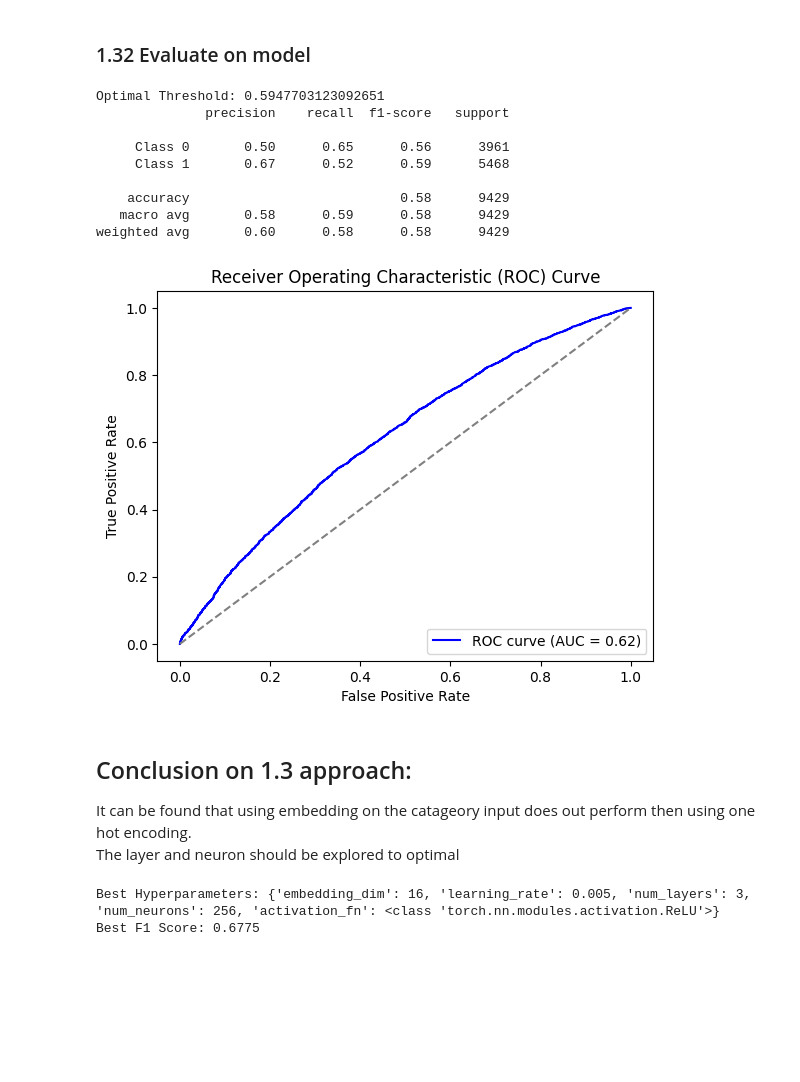
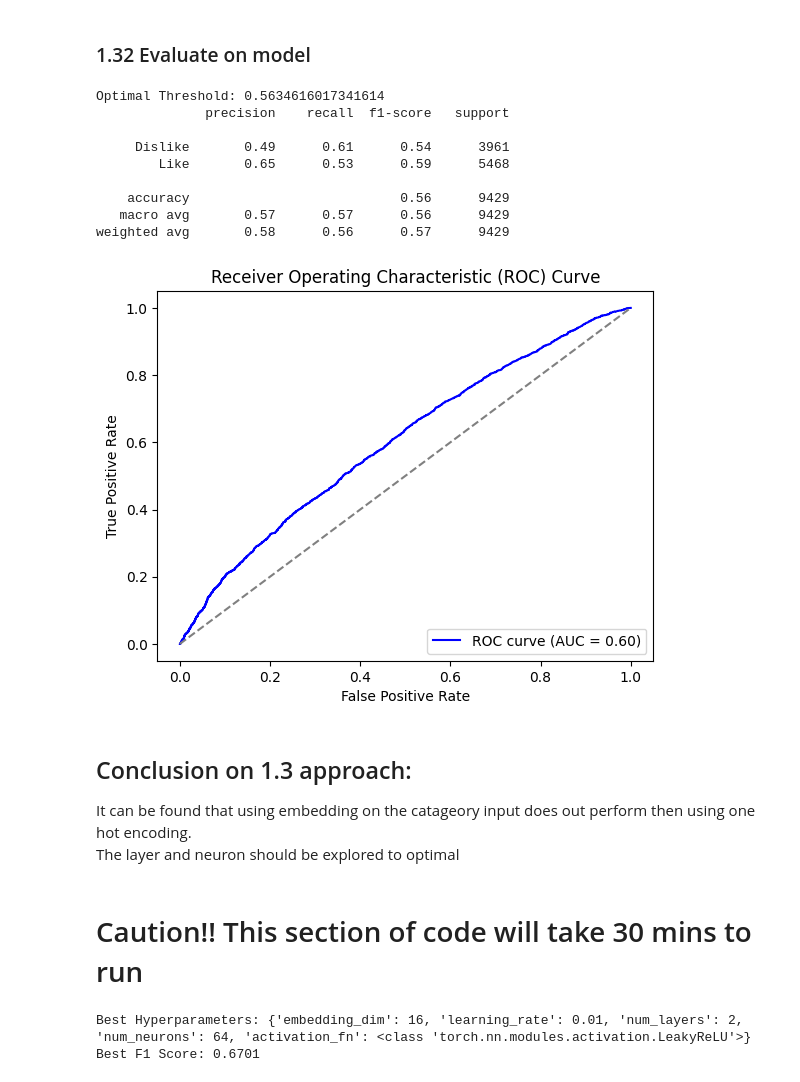
Before and after one commit to Cgolling/LLP_IS4242, a Jupyter notebook: A1_MLP.ipynb, the cells around one changed output. Drawn from its saved outputs; the diff is of its cells as text; code cells hidden in the pictures; blank space fills up the shorter version.

```diff
--- a/A1_MLP.ipynb
+++ b/A1_MLP.ipynb
@@ -81,10 +79,3 @@ Turn year into int
-# %%
-# Convert release_date to numeric, coercing errors to NaN
-df_train['release_date'] = pd.to_numeric(df_train['release_date'], errors='coerce')
-df_test['release_date'] = pd.to_numeric(df_test['release_date'], errors='coerce')
-average_release_year = df_train['release_date'].mean()
-df_train['release_date'] = df_train['release_date'].fillna(average_release_year)
-df_test['release_date'] = df_test['release_date'].fillna(average_release_year)
 # %% [markdown]
 ### 1.12 Generate count plut on each feature to check the distribution
 # %%
@@ -171,13 +170,13 @@ class train_dataset(torch.utils.data.Dataset):
         self.data = pd.concat([self.data, gender_ohe], axis=1)
 
         # Encoding categorical features
-        categorical_cols = ['genre', 'user_occupation', 'user_zip']
+        categorical_cols = ['user_occupation', 'user_zip']
         oe = OrdinalEncoder()
         self.data[categorical_cols] = oe.fit_transform(self.data[categorical_cols])
 
-        genre_len = len(oe.categories_[0])
-        occupation_len = len(oe.categories_[1])
-        zip_len = len(oe.categories_[2])
+        genre_len = 1
+        occupation_len = len(oe.categories_[0])
+        zip_len = len(oe.categories_[1])
 
         # Handling numerical features
         scaler = StandardScaler()
@@ -409,23 +408,21 @@ class MixedInputModelWithGender(nn.Module):
         super(MixedInputModelWithGender, self).__init__()
 
         # Embedding layers for categorical features
-        self.genre_embedding = nn.Embedding(genre_vocab_size, embedding_dim)
         self.occupation_embedding = nn.Embedding(occupation_vocab_size, embedding_dim)
         self.zip_embedding = nn.Embedding(zip_vocab_size, embedding_dim)
 
         # Fully connected layers (adjusting input size to include gender one-hot features)
-        self.fc1 = nn.Linear(embedding_dim * 3 + num_numerical_features + num_gender_features, 128)  # Including gender
+        self.fc1 = nn.Linear(embedding_dim * 2 + num_numerical_features + num_gender_features, 128)  # Including gender
         self.fc2 = nn.Linear(128, 64)
         self.fc3 = nn.Linear(64, 1)  # For binary classification (1 output with sigmoid)
 
     def forward(self, X_categorical, X_numerical, X_gender):
         # Embeddings for categorical features
-        genre_embedded = self.genre_embedding(X_categorical[:, 0])  # First column: genre
-        occupation_embedded = self.occupation_embedding(X_categorical[:, 1])  # Second column: occupation
-        zip_embedded = self.zip_embedding(X_categorical[:, 2])  # Third column: zip
+        occupation_embedded = self.occupation_embedding(X_categorical[:, 0])  # Second column: occupation
+        zip_embedded = self.zip_embedding(X_categorical[:, 1])  # Third column: zip
 
         # Concatenate embeddings, numerical features, and one-hot encoded gender
-        x = torch.cat([genre_embedded, occupation_embedded, zip_embedded, X_numerical, X_gender], dim=1)
+        x = torch.cat([occupation_embedded, zip_embedded, X_numerical, X_gender], dim=1)
 
         # Pass through fully connected layers
         x = torch.relu(self.fc1(x))
@@ -466,7 +463,7 @@ for epoch in range(epochs):
 
     # Forward pass
     outputs = model(X_categorical_tensor, X_numerical_tensor, X_gender_tensor)
-    loss = criterion(outputs, y_tensor.unsqueeze(1))
+    loss = criterion(outputs, y_tensor)
 
     # Backward pass and optimization
     optimizer.zero_grad()
@@ -477,7 +474,4 @@ for epoch in range(epochs):
 
     if loss < train_threshold:
         break
-
-    # if (epoch+1) % 10 == 0:
-    #     print(f'Epoch [{epoch+1}/{epochs}], Loss: {loss.item():.4f}')
 # %% [output]
@@ -534,45 +528,47 @@ def evaluate_model(model, X_categorical_tensor, X_numerical_tensor, X_gender_ten
         # Convert probabilities to binary predictions (0 or 1) using a threshold of 0.5
         y_pred = (y_pred_probs >= optimal_threshold).astype(float)
         # Calculate evaluation metrics
         # accuracy = accuracy_score(y_true, y_pred)
         # precision = precision_score(y_true, y_pred)
         # recall = recall_score(y_true, y_pred)
         # f1 = f1_score(y_true, y_pred)
 
         # Detailed classification report
-        report = classification_report(y_true, y_pred, target_names=['Class 0', 'Class 1'])
+        report = classification_report(y_true, y_pred, target_names=['Dislike', 'Like'])
         print(report)
 
          # Plot ROC curve
         roc_auc = auc(fpr, tpr)
         plt.figure()
         plt.plot(fpr, tpr, color='b', label=f'ROC curve (AUC = {roc_auc:.2f})')
         plt.plot([0, 1], [0, 1], color='gray', linestyle='--')
         plt.xlabel('False Positive Rate')
         plt.ylabel('True Positive Rate')
         plt.title('Receiver Operating Characteristic (ROC) Curve')
         plt.legend(loc='lower right')
         plt.show()
     # return accuracy, precision, recall, f1
 
 
 # Example usage of the evaluation function
 evaluate_model(model, test_X_categorical_tensor, test_X_numerical_tensor, test_X_gender_tensor, test_y_tensor)
 # %% [output]
-Optimal Threshold: 0.5947703123092651
+Optimal Threshold: 0.5634616017341614
               precision    recall  f1-score   support
 
-     Class 0       0.50      0.65      0.56      3961
-     Class 1       0.67      0.52      0.59      5468
+     Dislike       0.49      0.61      0.54      3961
+        Like       0.65      0.53      0.59      5468
 
-    accuracy                           0.58      9429
-   macro avg       0.58      0.59      0.58      9429
-weighted avg       0.60      0.58      0.58      9429
+    accuracy                           0.56      9429
+   macro avg       0.57      0.57      0.56      9429
+weighted avg       0.58      0.56      0.57      9429
-[figure, old version]
+[figure, new version]
 # %% [markdown]
 ## Conclusion on 1.3 approach:
 It can be found that using embedding on the catageory input does out perform then using one hot encoding.\
 The layer and neuron should be explored to optimal
+# %% [markdown]
+# Caution!! This section of code will take 30 mins to run
 # %%
 import torch
 import torch.nn as nn
@@ -761,8 +757,8 @@ for embedding_dim in embedding_dims:
 print(f'Best Hyperparameters: {best_hyperparams}')
 print(f'Best F1 Score: {best_score:.4f}')
 # %% [output]
-Best Hyperparameters: {'embedding_dim': 16, 'learning_rate': 0.005, 'num_layers': 3, 'num_neurons': 256, 'activation_fn': <class 'torch.nn.modules.activation.ReLU'>}
-Best F1 Score: 0.6775
+Best Hyperparameters: {'embedding_dim': 16, 'learning_rate': 0.01, 'num_layers': 2, 'num_neurons': 64, 'activation_fn': <class 'torch.nn.modules.activation.LeakyReLU'>}
+Best F1 Score: 0.6701
 # %%
 # Train the best model on the entire training set
 best_model = MixedInputModelWithGender(
```
Also changed, not shown: parts of 12 cells of this notebook, 1 other file.
